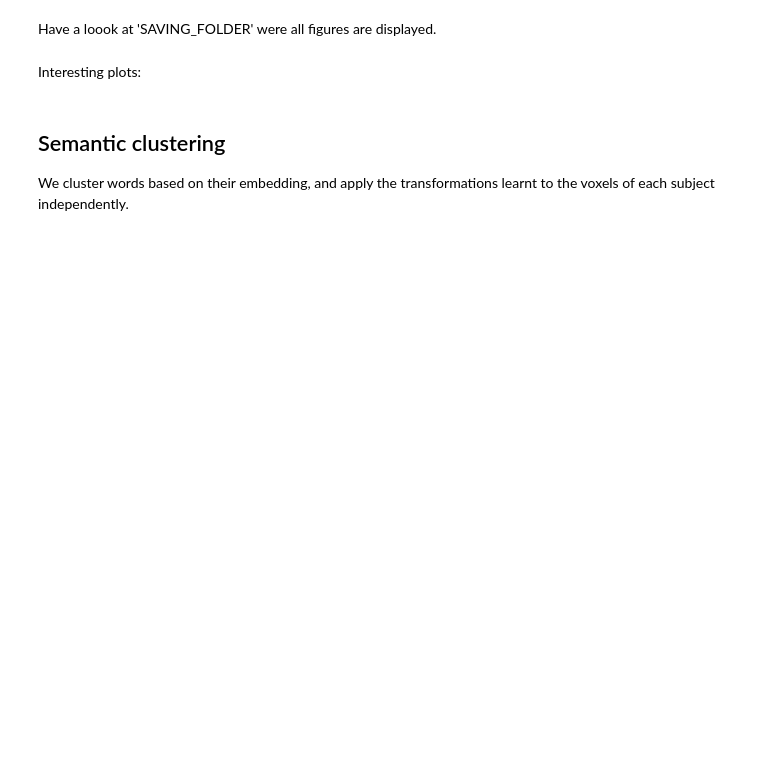
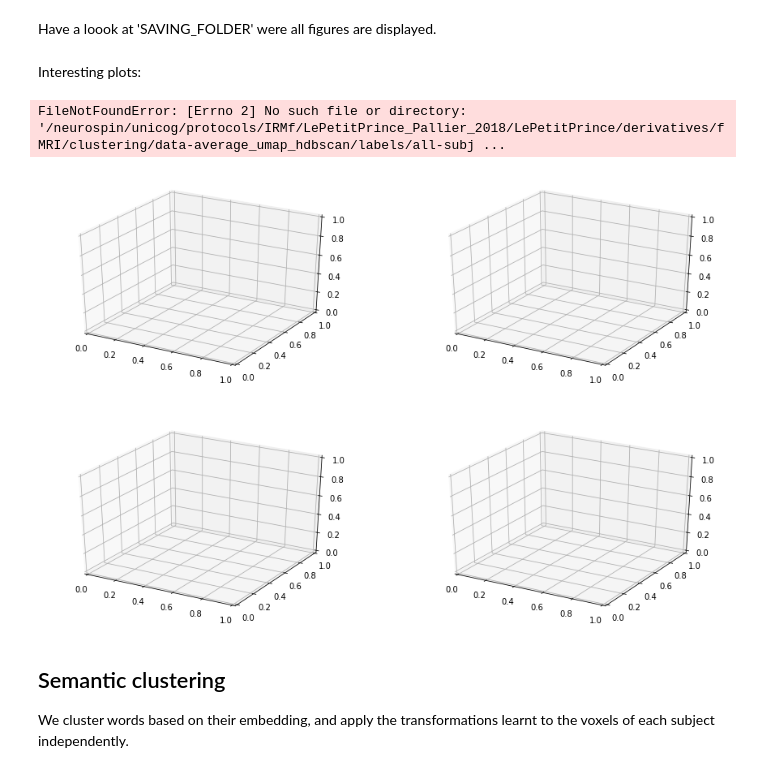
Before and after one commit to AlexandrePsq/LePetitPrince, a Jupyter notebook: fMRI/VoxelClustering.ipynb, the cells around one changed output. Drawn from its saved outputs; the diff is of its cells as text; code cells hidden in the pictures; blank space fills up the shorter version.

```diff
--- a/fMRI/VoxelClustering.ipynb
+++ b/fMRI/VoxelClustering.ipynb
@@ -262,20 +308,18 @@ To do so, we regroup in one big matrix all subjects voxels as to learn shared cl
 # %%
-nb_voxels=data.shape[0]/len(subject_names_list)
-
-plot_functional_clustering(
+reporting.plot_functional_clustering(
     data=voxels_data,
     mask=np.hstack(all_masks),
     masker=new_masker,
     average_mask=average_mask,
     nb_voxels=nb_voxels,
     nb_subjects=len(subject_names_list),
-    data_name='{}_attention-head'.format(model_name),
+    data_name='{}_{}-{}'.format(model_name, aggregation_type, n_components_beginning),
     params=params,
     saving_folder=SAVING_FOLDER,
-    n_neighbors_list=[3, 4, 5],
+    n_neighbors_list=[4, 5],
     min_samples_list=[5, 8, 10, 12, 15, 17, 20, 23,  25, 27, 30],
     min_cluster_size_list=[200, 300, 500, 550, 600, 650, 700, 750, 800, 850, 900, 950, 1000, 1100, 1200, 1300, 1350 ,1400, 1450, 1500, 1550, 1600, 1700, 1750, 1800, 1850, 1900],
     tmp_folder=TMP_FOLDER,
-    return_plot=False
+    return_plot=False,
     **kwargs
     )
@@ -395,19 +457,20 @@ paths = [
  '/neurospin/unicog/protocols/IRMf/LePetitPrince_Pallier_2018/LePetitPrince/derivatives/fMRI/clustering/data-pca_umap_hdbscan/labels/all-subjects_red-umap_clust-hdbscan_min-c-size-650_n-neigh-3_n-comp-3_aff-clus-euclidean_link-ward_min-samples-2_metric-r-cosine_metric-c-euclidean_out-metric-euclidean_nb_clusters-65.npy',
         ]
 # %%
-nb_voxels=data.shape[0]/len(subject_names_list)
-
-multi_plot(
+reporting.multi_plot(
     paths,
     saving_path=SAVING_FOLDER,
     nb_subjects=len(subject_names_list),
     nb_voxels=nb_voxels,
     plot_name='',
     new_masker=new_masker,
     average_mask=average_mask,
     return_plot=True,
     **kwargs
     )
+# %% [output]
+FileNotFoundError: [Errno 2] No such file or directory: '/neurospin/unicog/protocols/IRMf/LePetitPrince_Pallier_2018/LePetitPrince/derivatives/fMRI/clustering/data-average_umap_hdbscan/labels/all-subj ...
+[figure, added]
 # %% [markdown]
 ## Semantic clustering
 
```
Also changed, not shown: parts of 16 cells of this notebook, 6 other files.
